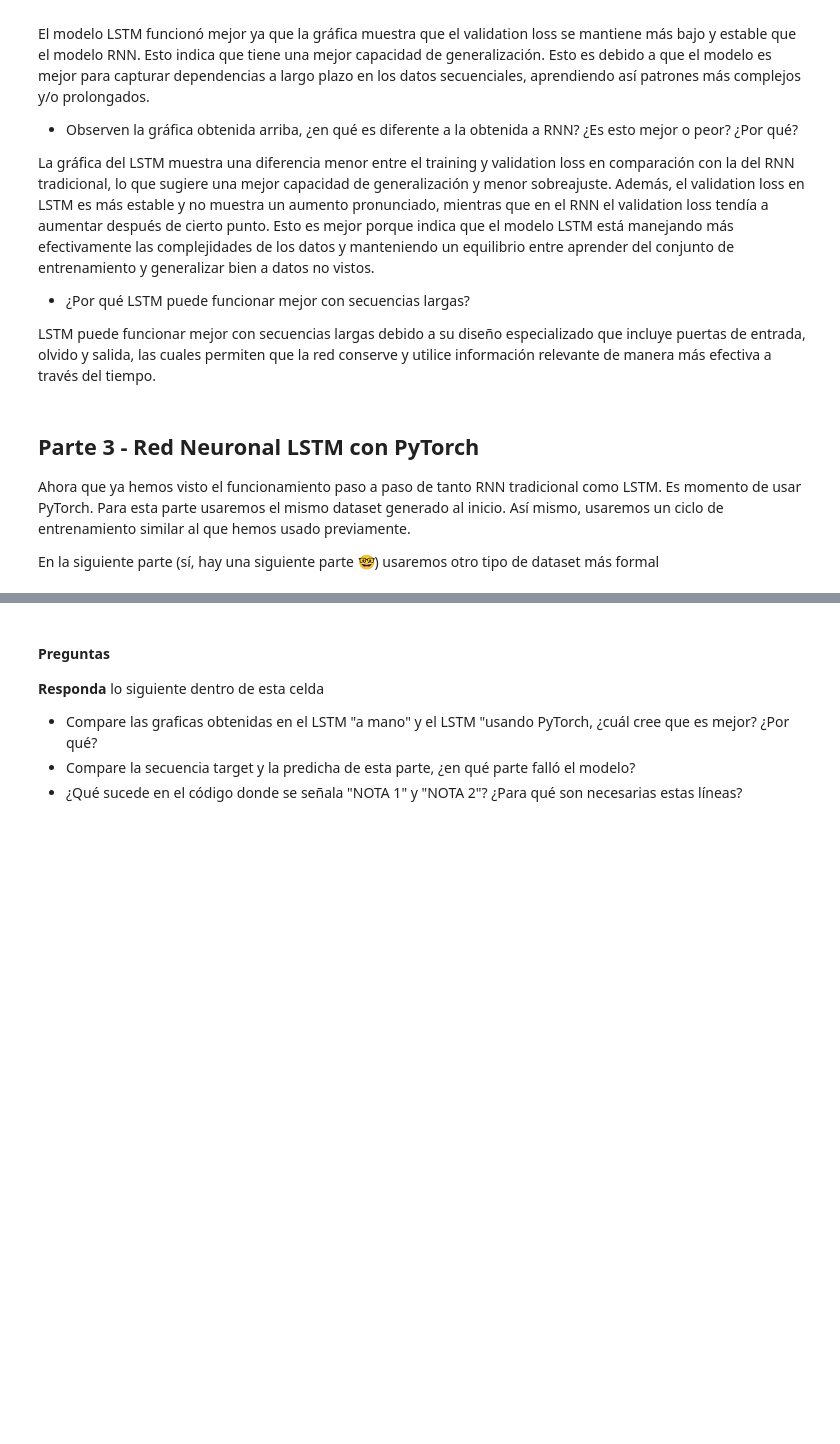
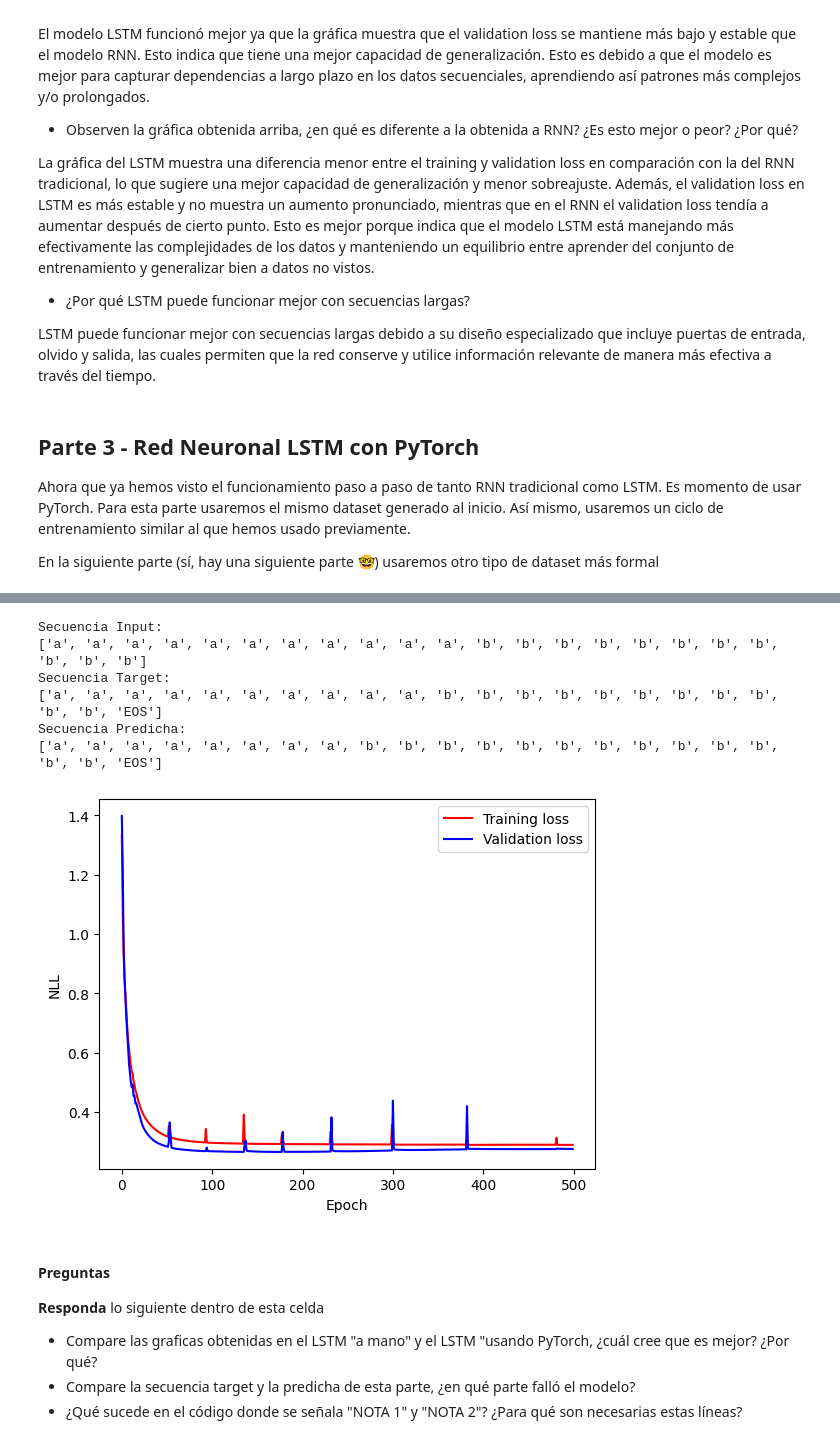
Before and after one commit to angelcast2002/LAB-03-DL, a Jupyter notebook: lab3-1.ipynb, the cells around one changed output, grey strips where cells are left out. Cells and saved outputs as stored; diff of their text form; code cells hidden in the pictures; blank space fills up the shorter version.

```diff
--- a/lab3-1.ipynb
+++ b/lab3-1.ipynb
@@ -1586,7 +1586,11 @@ class Net(nn.Module):
         #     una layer
         #     y NO (False) debe ser bidireccional
         # YOUR CODE HERE
-        raise NotImplementedError()
+        #raise NotImplementedError()
+        self.lstm = nn.LSTM(input_size=vocab_size,
+                            hidden_size=50,
+                            num_layers=1,
+                            bidirectional=False)
 
         # Layer de salida (output)
         self.l_out = nn.Linear(in_features=50,
@@ -1618,7 +1627,9 @@ net = Net()
 # criterion = # Use CrossEntropy
 # optimizer = # Use Adam con lr=3e-4
 # YOUR CODE HERE
-raise NotImplementedError()
+#raise NotImplementedError()
+criterion = nn.CrossEntropyLoss()
+optimizer = torch.optim.Adam(net.parameters(), lr=3e-4)
 
 # Perdida
 training_loss, validation_loss = [], []
@@ -1650,13 +1661,15 @@ for i in range(num_epochs):
         # Aprox 1 linea para el Forward
         # outputs =
         # YOUR CODE HERE
-        raise NotImplementedError()
+        #raise NotImplementedError()
+        outputs = net(inputs_one_hot)
 
         # Aprox 1 linea para calcular la perdida
         # loss =
         # Hint: Use el criterion definido arriba
         # YOUR CODE HERE
-        raise NotImplementedError()
+        #raise NotImplementedError()
+        loss = criterion(outputs, targets_idx)
 
         # Actualizacion de la perdida
         epoch_validation_loss += loss.detach().numpy()
@@ -1681,20 +1694,25 @@ for i in range(num_epochs):
         # Aprox 1 linea para el Forward
         # outputs =
         # YOUR CODE HERE
-        raise NotImplementedError()
+        #raise NotImplementedError()
+        outputs = net(inputs_one_hot)
 
         # Aprox 1 linea para calcular la perdida
         # loss =
         # Hint: Use el criterion definido arriba
         # YOUR CODE HERE
-        raise NotImplementedError()
+        #raise NotImplementedError()
+        loss = criterion(outputs, targets_idx)
 
         # Aprox 3 lineas para definir el backward
         # optimizer.
         # loss.
         # optimizer.
         # YOUR CODE HERE
-        raise NotImplementedError()
+        #raise NotImplementedError()
+        optimizer.zero_grad()
+        loss.backward()
+        optimizer.step()
 
         # Actualizacion de la perdida
         epoch_training_loss += loss.detach().numpy()
@@ -1722,35 +1761,46 @@ inputs_one_hot = one_hot_encode_sequence(inputs, vocab_size)
 targets_idx = [word_to_idx[word] for word in targets]
 
 # Convertir el input a un tensor
 inputs_one_hot = torch.Tensor(inputs_one_hot)
 inputs_one_hot = inputs_one_hot.permute(0, 2, 1)
 
 # Convertir el target a un tensor
 targets_idx = torch.LongTensor(targets_idx)
 
 
 # Aprox 1 linea para el Forward
 # outputs =
 # YOUR CODE HERE
-raise NotImplementedError()
+#raise NotImplementedError()
+outputs = net(inputs_one_hot)
 
 print("Secuencia Input:")
 print(inputs)
 
 print("Secuencia Target:")
 print(targets)
 
 print("Secuencia Predicha:")
-print([idx_to_word[np.argmax(output)] for output in outputs])
+#print([idx_to_word[np.argmax(output)] for output in outputs])
+print([idx_to_word[torch.argmax(output).item()] for output in outputs])
+
 
 # Graficar la perdida en training y validacion
 epoch = np.arange(len(training_loss))
 plt.figure()
 plt.plot(epoch, training_loss, 'r', label='Training loss',)
 plt.plot(epoch, validation_loss, 'b', label='Validation loss')
 plt.legend()
 plt.xlabel('Epoch'), plt.ylabel('NLL')
 plt.show()
+# %% [output]
+Secuencia Input:
+['a', 'a', 'a', 'a', 'a', 'a', 'a', 'a', 'a', 'a', 'a', 'b', 'b', 'b', 'b', 'b', 'b', 'b', 'b', 'b', 'b', 'b']
+Secuencia Target:
+['a', 'a', 'a', 'a', 'a', 'a', 'a', 'a', 'a', 'a', 'b', 'b', 'b', 'b', 'b', 'b', 'b', 'b', 'b', 'b', 'b', 'EOS']
+Secuencia Predicha:
+['a', 'a', 'a', 'a', 'a', 'a', 'a', 'a', 'b', 'b', 'b', 'b', 'b', 'b', 'b', 'b', 'b', 'b', 'b', 'b', 'b', 'EOS']
+[figure, added]
 # %% [markdown]
 #### Preguntas
 
```
Also changed, not shown: parts of 5 cells of this notebook, 1 other file.
